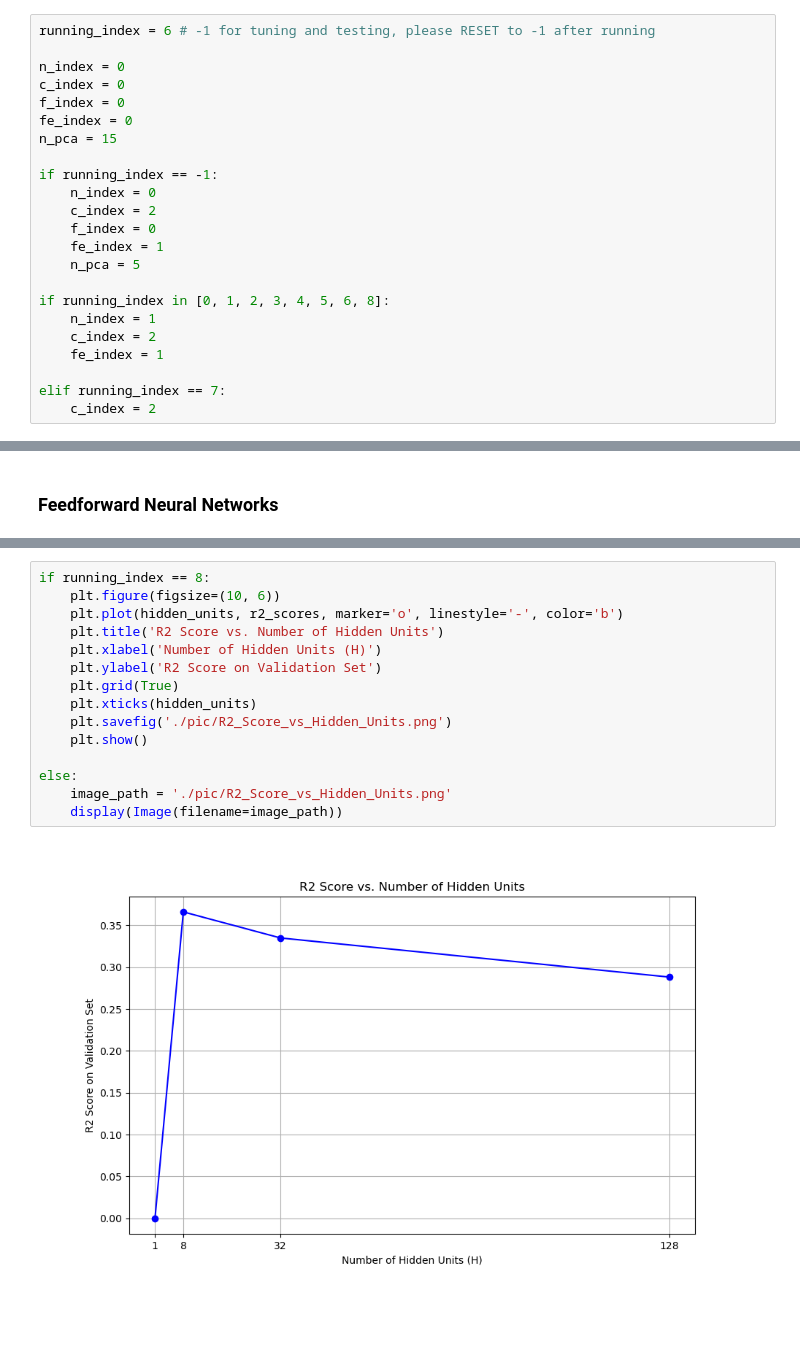
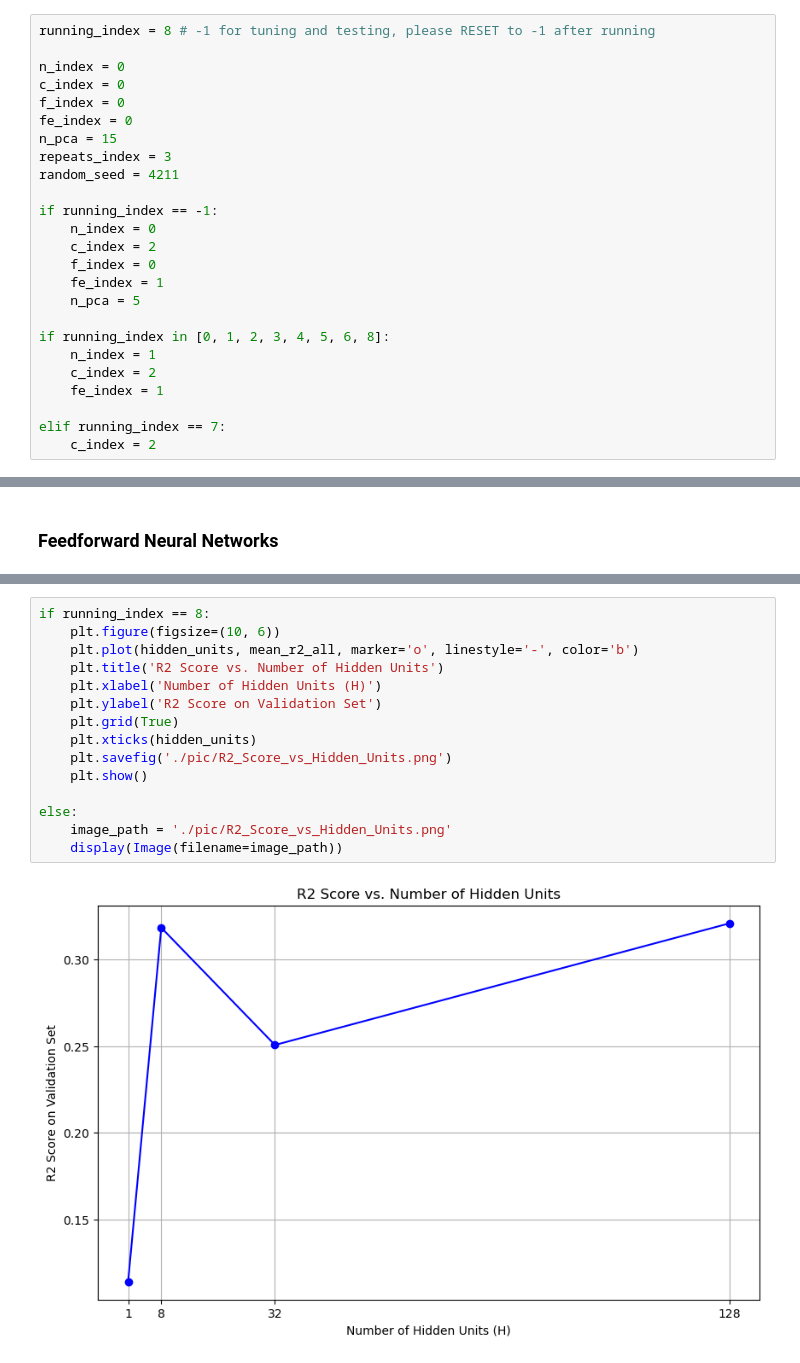
Before and after one commit to MelchizedekM/COMP4211, a Jupyter notebook: pa1.ipynb, the cells around one changed output, grey strips where cells are left out. Cells and saved outputs as stored; diff of their text form; blank space fills up the shorter version.

```diff
--- a/pa1.ipynb
+++ b/pa1.ipynb
@@ -32,13 +33,15 @@ test = pd.read_csv('./data/test.csv')
 # %% [markdown]
 #### Tuning Variables:
 # %%
-running_index = 6 # -1 for tuning and testing, please RESET to -1 after running
+running_index = 8 # -1 for tuning and testing, please RESET to -1 after running
 
 n_index = 0
 c_index = 0
 f_index = 0
 fe_index = 0
 n_pca = 15
+repeats_index = 3
+random_seed = 4211
 
 if running_index == -1:
     n_index = 0
@@ -519,17 +561,17 @@ R2 score on validation set: 0.2882
 # %%
 if running_index == 8:
     plt.figure(figsize=(10, 6))
-    plt.plot(hidden_units, r2_scores, marker='o', linestyle='-', color='b')
+    plt.plot(hidden_units, mean_r2_all, marker='o', linestyle='-', color='b')
     plt.title('R2 Score vs. Number of Hidden Units')
     plt.xlabel('Number of Hidden Units (H)')
     plt.ylabel('R2 Score on Validation Set')
     plt.grid(True)
     plt.xticks(hidden_units)
     plt.savefig('./pic/R2_Score_vs_Hidden_Units.png')
     plt.show()
 
 else:
     image_path = './pic/R2_Score_vs_Hidden_Units.png'
     display(Image(filename=image_path))
 # %% [output]
-[figure, old version]
+[figure, new version]
```
Also changed, not shown: parts of 4 cells of this notebook, 3 other files.
